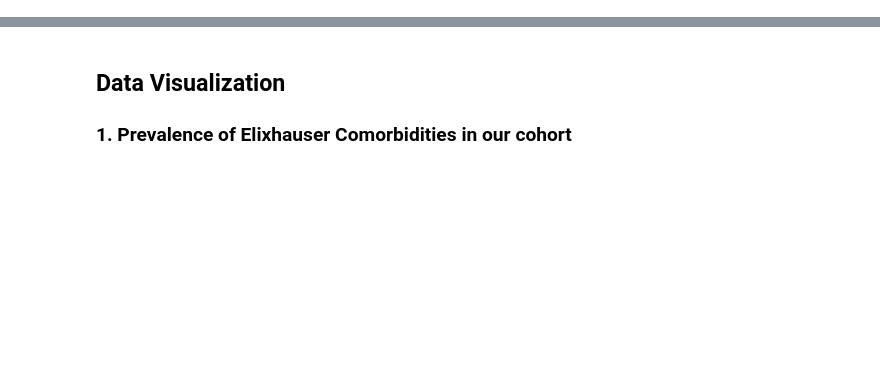
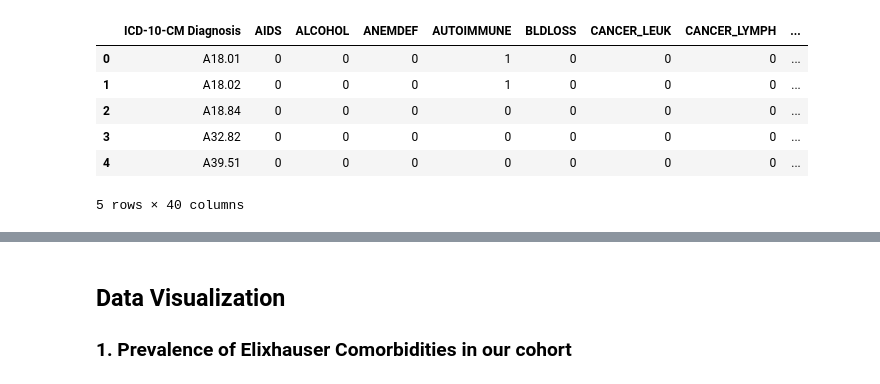
Before and after one commit to vina2329/ICU-readmissions-prediction, a Jupyter notebook: PMAP_Comorbidity_Vina.ipynb, the cells around one changed output, grey strips where cells are left out. Saved outputs shown, nothing was run; the diff lists cells and outputs as text; code cells hidden in the pictures; blank space fills up the shorter version.

```diff
--- a/PMAP_Comorbidity_Vina.ipynb
+++ b/PMAP_Comorbidity_Vina.ipynb
@@ -98 +49,11 @@ def charl_comor(df_orig):
+# %%
+ahrq_elix.head()
+# %% [output]
+|  | ICD-10-CM Diagnosis | AIDS | ALCOHOL | ANEMDEF | AUTOIMMUNE | BLDLOSS | CANCER_LEUK | CANCER_LYMPH | ... |
+| 0 | A18.01 | 0 | 0 | 0 | 1 | 0 | 0 | 0 | ... |
+| 1 | A18.02 | 0 | 0 | 0 | 1 | 0 | 0 | 0 | ... |
+| 2 | A18.84 | 0 | 0 | 0 | 0 | 0 | 0 | 0 | ... |
+| 3 | A32.82 | 0 | 0 | 0 | 0 | 0 | 0 | 0 | ... |
+| 4 | A39.51 | 0 | 0 | 0 | 0 | 0 | 0 | 0 | ... |
+5 rows × 40 columns
 # %% [markdown]
```
Also changed, not shown: parts of 30 cells of this notebook.
